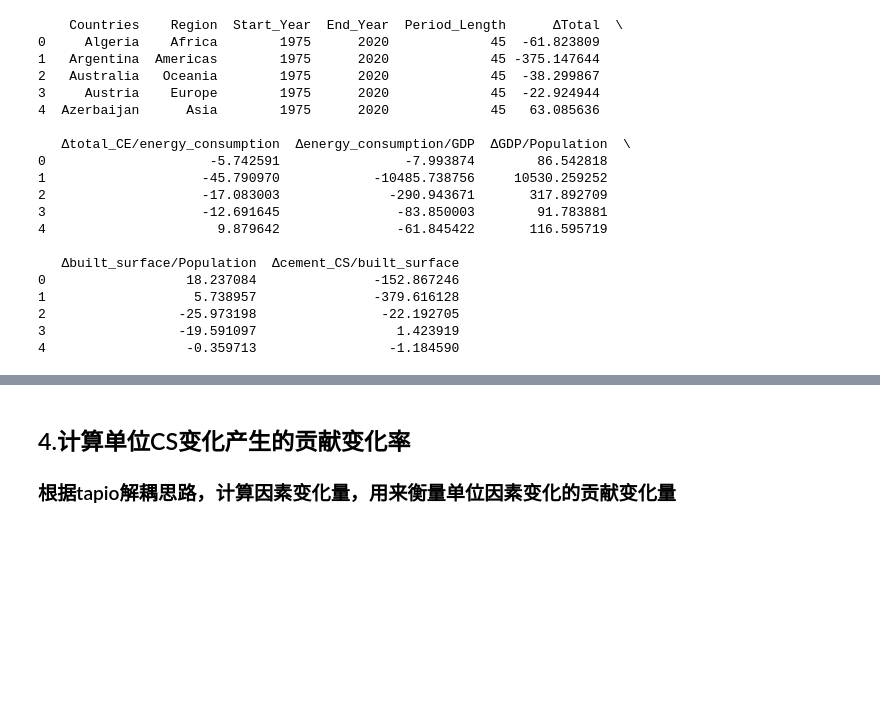
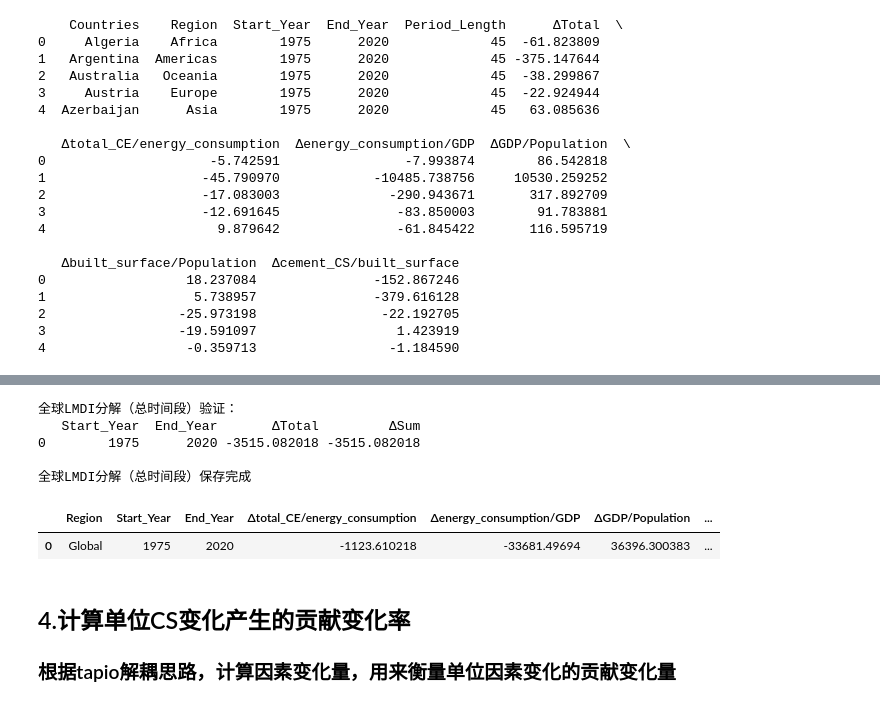
Before and after one commit to brwei01/Cement_LMDI, a Jupyter notebook: Processor_CFP_APC.ipynb, the cells around one changed output, grey strips where cells are left out. Saved outputs shown, nothing was run; the diff lists cells and outputs as text; code cells hidden in the pictures; blank space fills up the shorter version.

```diff
--- a/Processor_CFP_APC.ipynb
+++ b/Processor_CFP_APC.ipynb
@@ -620,3 +672,28 @@ print(lmdi_results_ttl.head())
+# %%
+# === 全球LMDI分解：总时间段 ===
+# 将所有国家整个时间段的LMDI贡献求和
+global_lmdi_total = lmdi_results_ttl[delta_cols].sum().to_frame().T
+global_lmdi_total.insert(0, 'Region', 'Global')
+global_lmdi_total.insert(1, 'Start_Year', lmdi_results_ttl['Start_Year'].min())
+global_lmdi_total.insert(2, 'End_Year', lmdi_results_ttl['End_Year'].max())
+
+# 验证
+global_lmdi_total['ΔSum'] = global_lmdi_total[[f'Δ{f}' for f in factors]].sum(axis=1)
+print("全球LMDI分解（总时间段）验证：")
+print(global_lmdi_total[['Start_Year', 'End_Year', 'ΔTotal', 'ΔSum']])
+
+# 保存
+global_lmdi_total.drop(columns='ΔSum').to_csv('Data1/results/Global_LMDI_Contributions_total_interval.csv', index=False, encoding='utf-8-sig')
+print(f"\n全球LMDI分解（总时间段）保存完成")
+global_lmdi_total
+# %% [output]
+全球LMDI分解（总时间段）验证：
+   Start_Year  End_Year       ΔTotal         ΔSum
+0        1975      2020 -3515.082018 -3515.082018
+
+全球LMDI分解（总时间段）保存完成
+|  | Region | Start_Year | End_Year | Δtotal_CE/energy_consumption | Δenergy_consumption/GDP | ΔGDP/Population | ... |
+| 0 | Global | 1975 | 2020 | -1123.610218 | -33681.49694 | 36396.300383 | ... |
 # %% [markdown]
 ## 4.计算单位CS变化产生的贡献变化率
 ### 根据tapio解耦思路，计算因素变化量，用来衡量单位因素变化的贡献变化量
```
Also changed, not shown: parts of 6 cells of this notebook, 57 other files.
